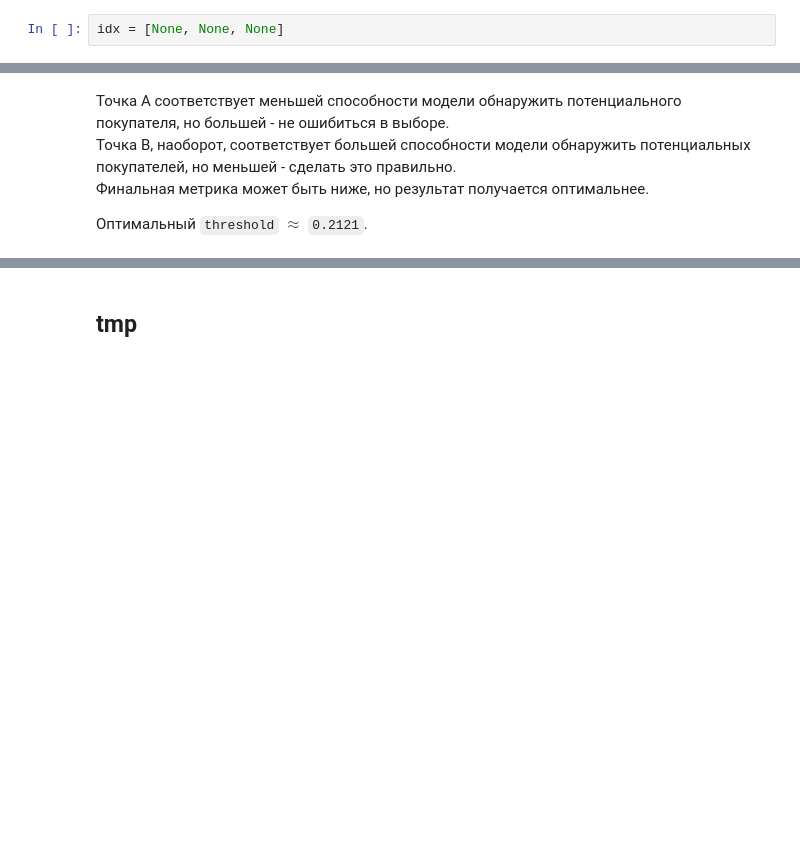
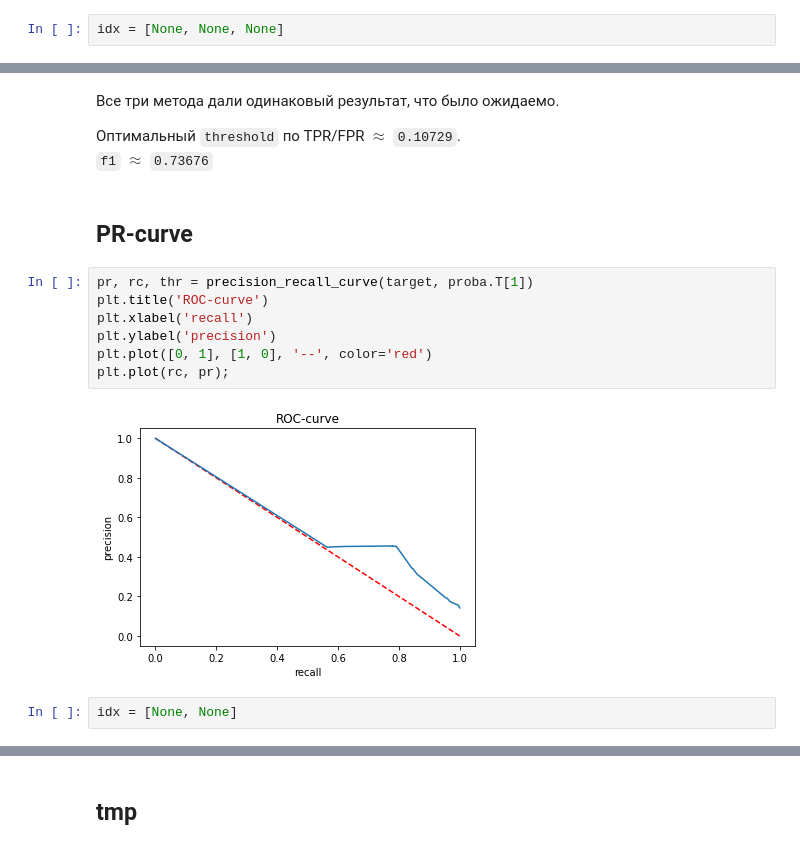
Before and after one commit to j2cry/gb_megafon, a Jupyter notebook: modeling/threshold.ipynb, the cells around one changed output, grey strips where cells are left out. Drawn from its saved outputs; the diff is of its cells as text; blank space fills up the shorter version.

```diff
--- a/modeling/threshold.ipynb
+++ b/modeling/threshold.ipynb
@@ -93,6 +94,18 @@ plt.legend();
-# %% [markdown]
-Точка А соответствует меньшей способности модели обнаружить потенциального покупателя, но большей - не ошибиться в выборе.<br>
-Точка B, наоборот, соответствует большей способности модели обнаружить потенциальных покупателей, но меньшей - сделать это правильно.<br>
-Финальная метрика может быть ниже, но результат получается оптимальнее.
-
-Оптимальный `threshold` $\approx$ `0.2121`.
+# %% [markdown]
+Все три метода дали одинаковый результат, что было ожидаемо.
+
+Оптимальный `threshold` по TPR/FPR $\approx$ `0.10729`.<br>
+`f1` $\approx$ `0.73676`
+# %% [markdown]
+## PR-curve
+# %%
+pr, rc, thr = precision_recall_curve(target, proba.T[1])
+plt.title('ROC-curve')
+plt.xlabel('recall')
+plt.ylabel('precision')
+plt.plot([0, 1], [1, 0], '--', color='red')
+plt.plot(rc, pr);
+# %% [output]
+[figure, added]
+# %%
+idx = [None, None]
```
Also changed, not shown: parts of 15 cells of this notebook, 6 other files.
